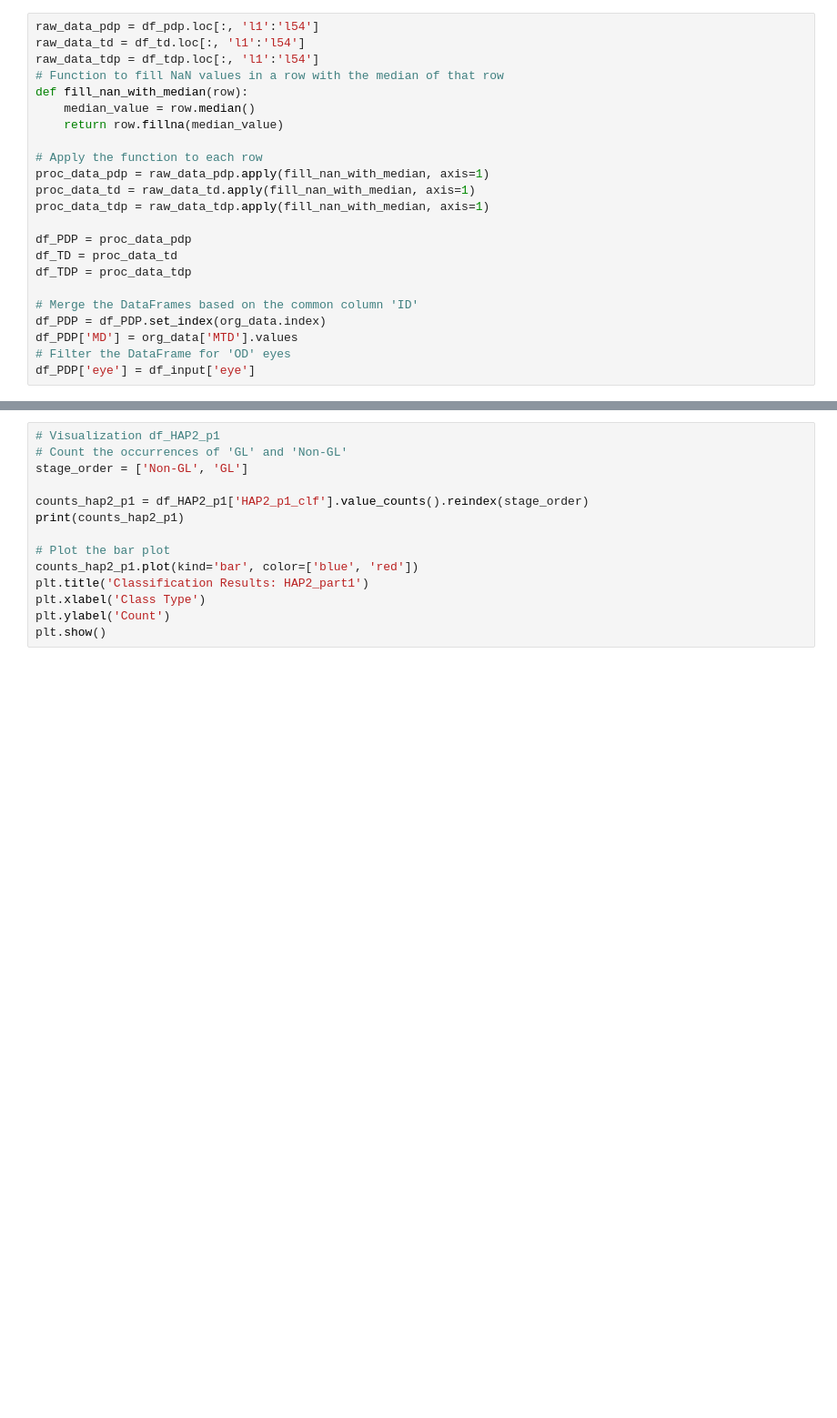
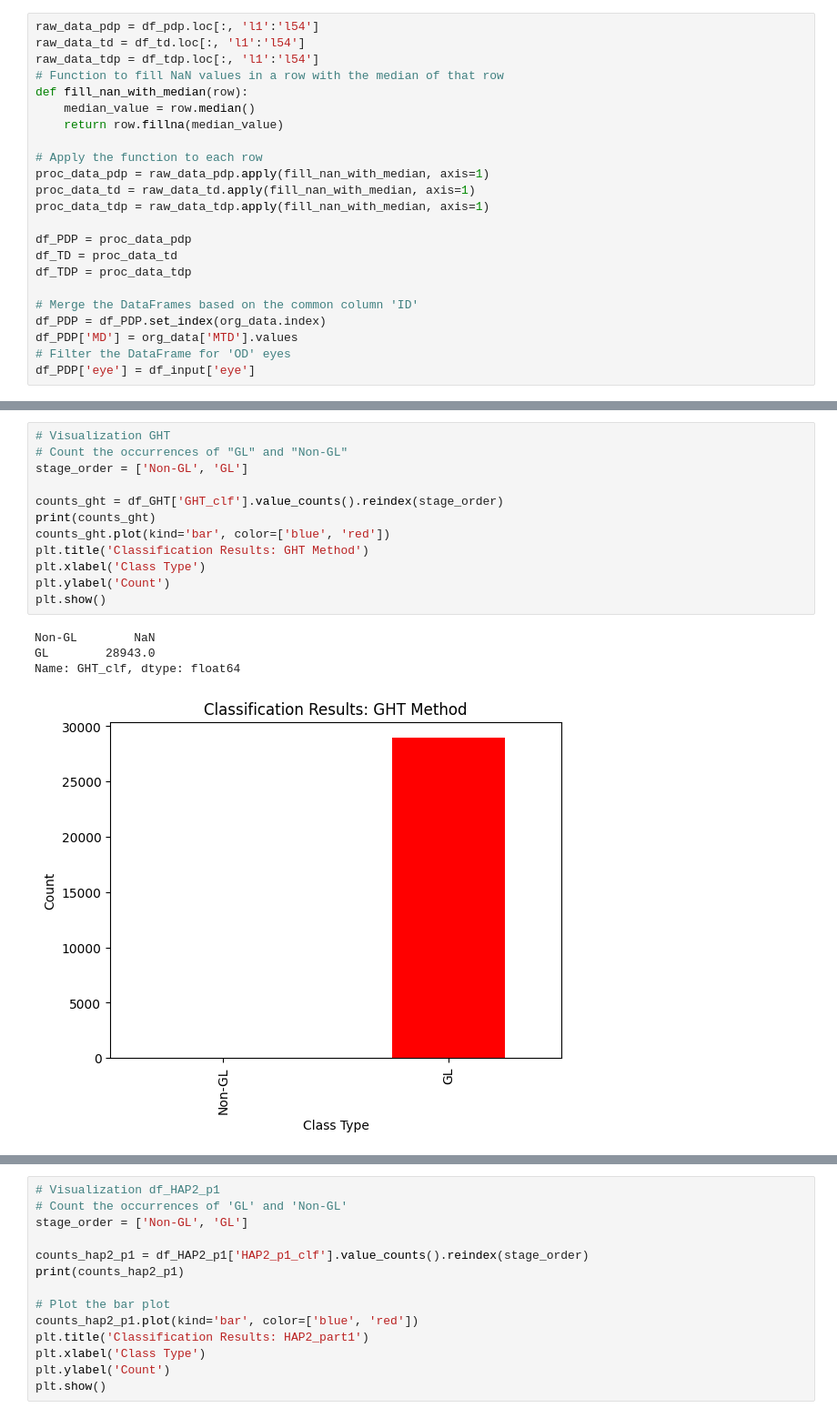
Before and after one commit to Mousamoradi/PyGlaucoMetrics, a Jupyter notebook: Test_code_MM_v2.ipynb, the cells around one changed output, grey strips where cells are left out. Shown at 91% size. Drawn from its saved outputs; the diff is of its cells as text; blank space fills up the shorter version.

```diff
--- a/Test_code_MM_v2.ipynb
+++ b/Test_code_MM_v2.ipynb
@@ -188 +284,18 @@ df_PDP['eye'] = df_input['eye']
+# %%
+# Visualization GHT
+# Count the occurrences of "GL" and "Non-GL"
+stage_order = ['Non-GL', 'GL']
+
+counts_ght = df_GHT['GHT_clf'].value_counts().reindex(stage_order)
+print(counts_ght)
+counts_ght.plot(kind='bar', color=['blue', 'red'])
+plt.title('Classification Results: GHT Method')
+plt.xlabel('Class Type')
+plt.ylabel('Count')
+plt.show()
+# %% [output]
+Non-GL        NaN
+GL        28943.0
+Name: GHT_clf, dtype: float64
+[figure, added]
 # %% [markdown]
```
Also changed, not shown: parts of 21 cells of this notebook.
